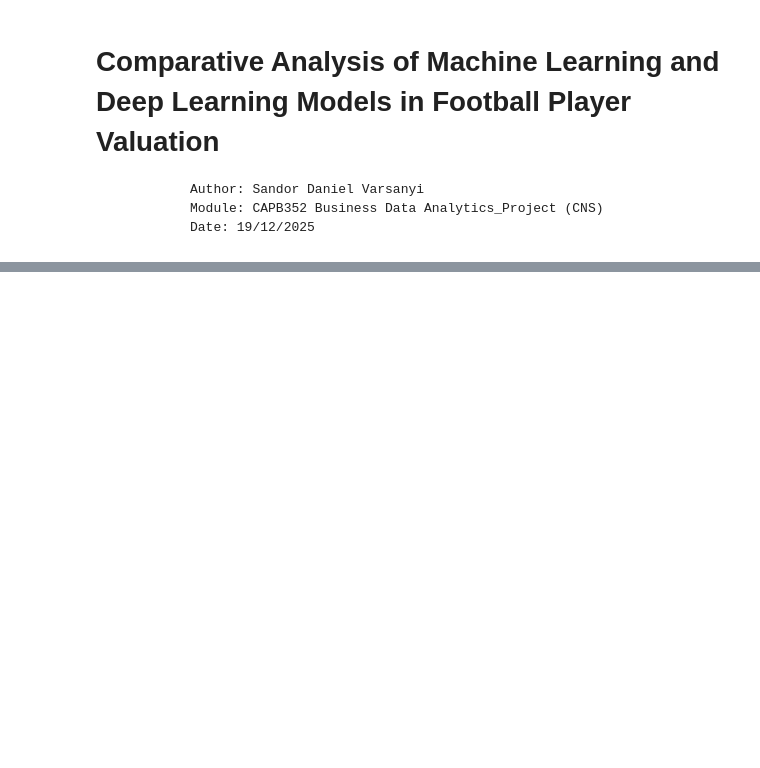
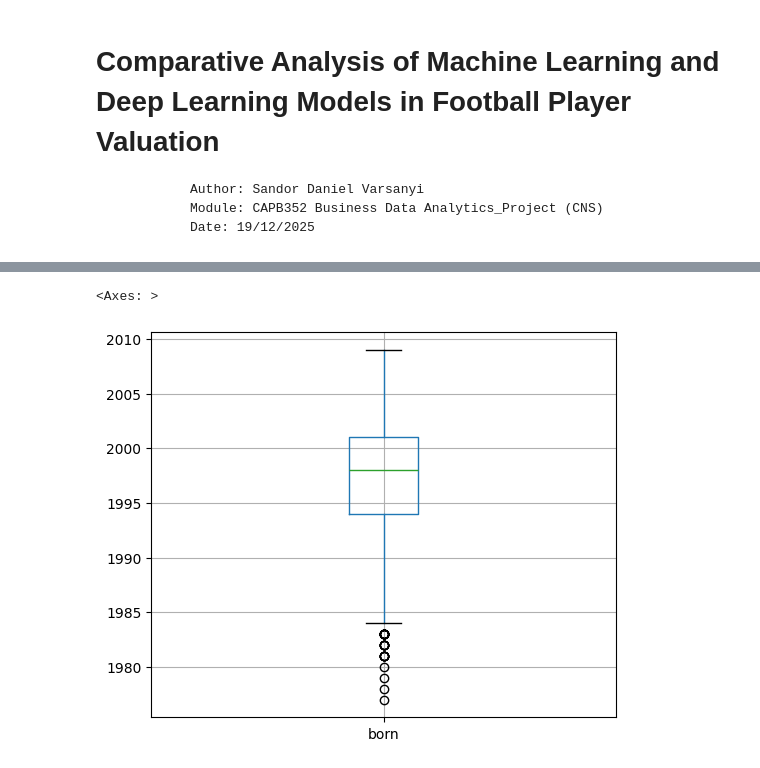
Before and after one commit to sanyi1998/Sandor_Varsanyi_CAPB352_BDA_Project_2025, a Jupyter notebook: Sandor_Varsanyi_CAPB352_final_project.ipynb, the cells around one changed output, grey strips where cells are left out. Drawn from its saved outputs; the diff is of its cells as text; code cells hidden in the pictures; blank space fills up the shorter version.

```diff
--- a/Sandor_Varsanyi_CAPB352_final_project.ipynb
+++ b/Sandor_Varsanyi_CAPB352_final_project.ipynb
@@ -65,0 +576,5 @@ df.shape
+# %%
+df_player.boxplot(column='born', figsize=(6,5))
+# %% [output]
+<Axes: >
+[figure, added]
```
Also changed, not shown: parts of 81 cells of this notebook.
